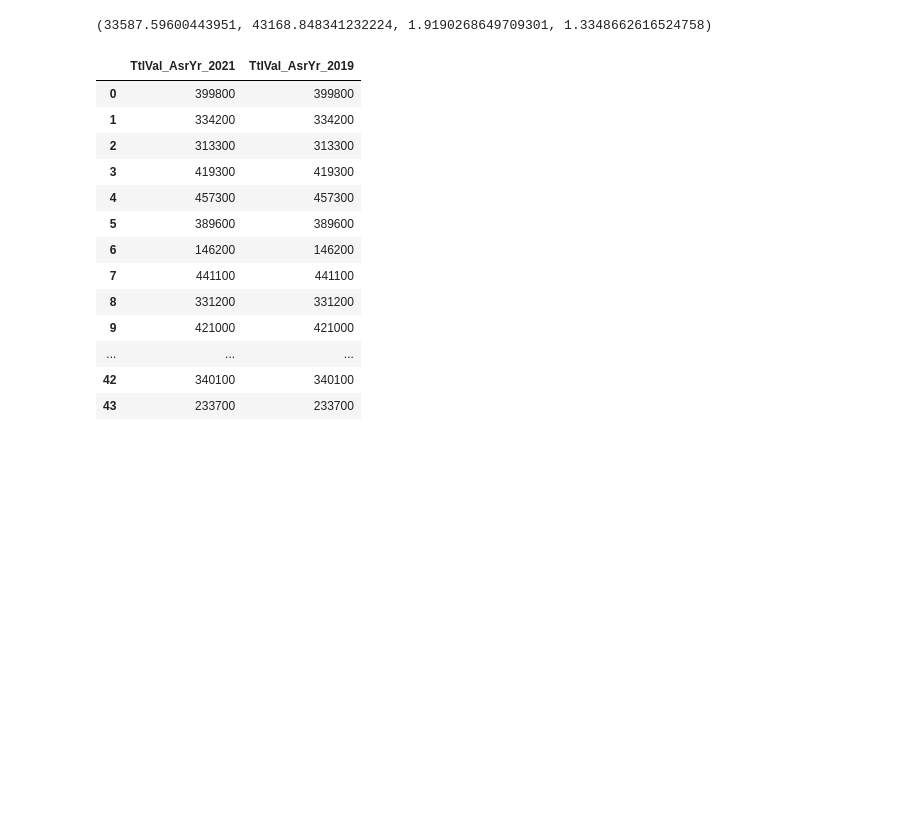
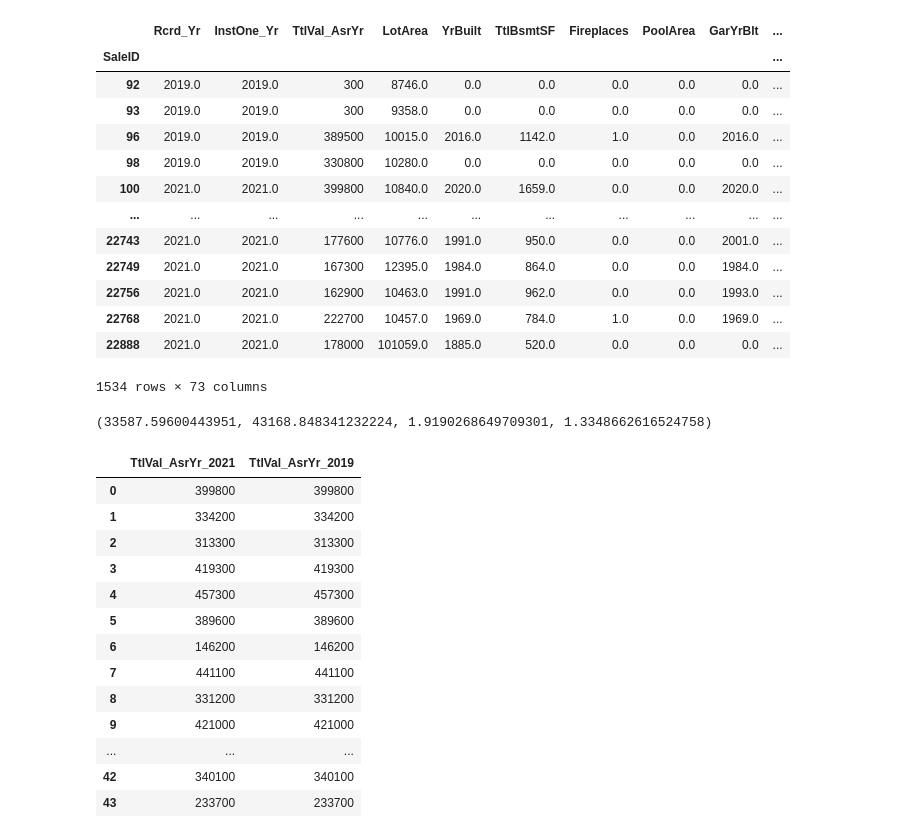
Before and after one commit to lelandjmurrin/Ames_Housing_Project, a Jupyter notebook: Ames_Housing_SalePrice_Distance_Predictions.ipynb, the cells around one changed output. Saved outputs shown, nothing was run; the diff lists cells and outputs as text; code cells hidden in the pictures; blank space fills up the shorter version.

```diff
--- a/Ames_Housing_SalePrice_Distance_Predictions.ipynb
+++ b/Ames_Housing_SalePrice_Distance_Predictions.ipynb
@@ -24,3 +45,20 @@ df_feature_allBoth = load_state_pkl()["df_house_both_after_feature_engineering"]
+# %%
+df_feature_allBoth
+# %% [output]
+|  | Rcrd_Yr | InstOne_Yr | TtlVal_AsrYr | LotArea | YrBuilt | TtlBsmtSF | Fireplaces | PoolArea | GarYrBlt | ... |
+| SaleID |  |  |  |  |  |  |  |  |  | ... |
+| 92 | 2019.0 | 2019.0 | 300 | 8746.0 | 0.0 | 0.0 | 0.0 | 0.0 | 0.0 | ... |
+| 93 | 2019.0 | 2019.0 | 300 | 9358.0 | 0.0 | 0.0 | 0.0 | 0.0 | 0.0 | ... |
+| 96 | 2019.0 | 2019.0 | 389500 | 10015.0 | 2016.0 | 1142.0 | 1.0 | 0.0 | 2016.0 | ... |
+| 98 | 2019.0 | 2019.0 | 330800 | 10280.0 | 0.0 | 0.0 | 0.0 | 0.0 | 0.0 | ... |
+| 100 | 2021.0 | 2021.0 | 399800 | 10840.0 | 2020.0 | 1659.0 | 0.0 | 0.0 | 2020.0 | ... |
+| ... | ... | ... | ... | ... | ... | ... | ... | ... | ... | ... |
+| 22743 | 2021.0 | 2021.0 | 177600 | 10776.0 | 1991.0 | 950.0 | 0.0 | 0.0 | 2001.0 | ... |
+| 22749 | 2021.0 | 2021.0 | 167300 | 12395.0 | 1984.0 | 864.0 | 0.0 | 0.0 | 1984.0 | ... |
+| 22756 | 2021.0 | 2021.0 | 162900 | 10463.0 | 1991.0 | 962.0 | 0.0 | 0.0 | 1993.0 | ... |
+| 22768 | 2021.0 | 2021.0 | 222700 | 10457.0 | 1969.0 | 784.0 | 1.0 | 0.0 | 1969.0 | ... |
+| 22888 | 2021.0 | 2021.0 | 178000 | 101059.0 | 1885.0 | 520.0 | 0.0 | 0.0 | 0.0 | ... |
+1534 rows × 73 columns
 # %%
 #Taking a look at SalePrice versus Assessor Value of each home for 2019 and 2021
 
```
Also changed, not shown: parts of 2 cells of this notebook, 3 other files.
